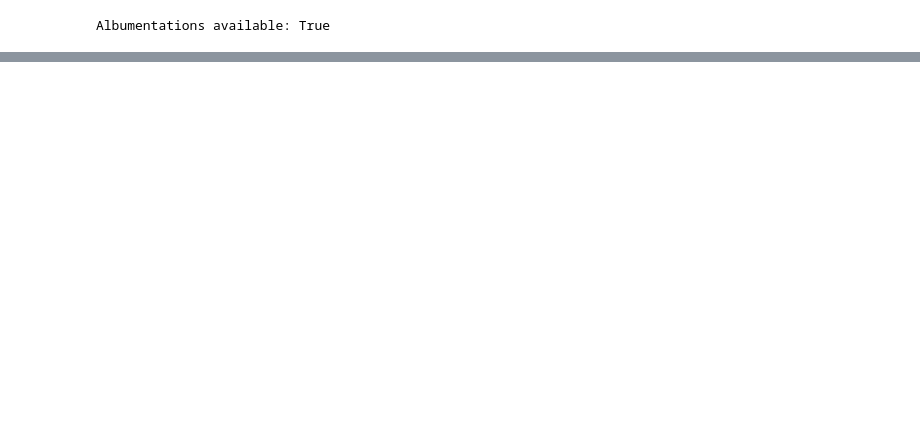
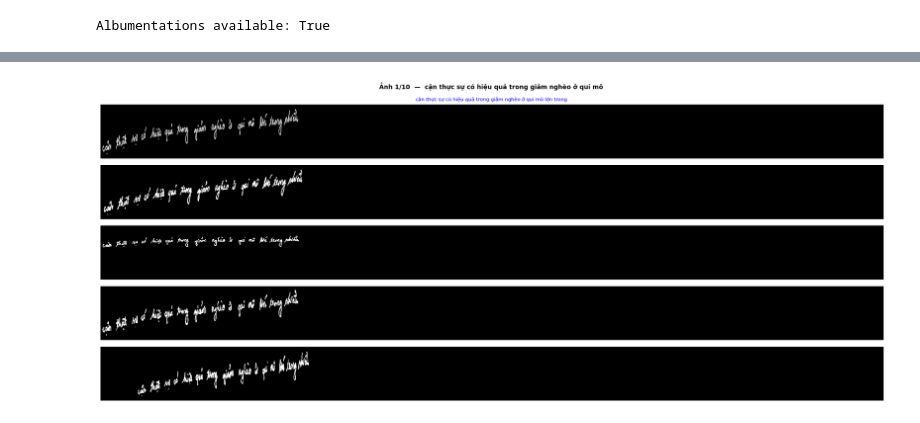
Before and after one commit to voquynhnga/ocr_tieng_viet, a Jupyter notebook: train.ipynb, the cells around one changed output, grey strips where cells are left out. Cells and saved outputs as stored; diff of their text form; code cells hidden in the pictures; blank space fills up the shorter version.

```diff
--- a/train.ipynb
+++ b/train.ipynb
@@ -56,12 +62,12 @@ TEST_MANIFEST = ROOT / "test" / "manifest.json"
 VN_SAFE_CONFIG = {
     "aug": {
         "p_apply": 0.5,
-        "shear_range": (-0.2, 0.2),
-        "rotation_range": (-1.2, 1.2),
-        "elastic_sigma": [2, 3],
-        "elastic_alpha": [15, 20],
-        "geometric_distort_limit": 0.08,
-        "geometric_perspective_scale": (0.02, 0.05),
+        "shear_range": (-0.4, 0.4),
+        "rotation_range": (-5.0, 5.0),
+        "elastic_sigma": [3, 5],
+        "elastic_alpha": [30, 50],
+        "geometric_distort_limit": 0.2,
+        "geometric_perspective_scale": (0.01, 0.03),
     },
     "tta": {
         "num_shear": 4,
@@ -82,0 +219,5 @@ Albumentations available: True
+# %%
+# Lấy danh sách tên các file ảnh có ratio < 0.2
+paths_to_remove = {s['image'] for s in short_samples if s['ratio'] < 0.2}
+
+print(f"Số lượng ảnh chuẩn bị xóa: {len(paths_to_remove)}")
@@ -294,3 +358,71 @@ def apply_single_aug_paper(img: np.ndarray, p_apply: float = None):
         return elastic_image(img, sigma, alpha), f"elastic(sigma={sigma}, alpha={alpha})"
 
     return geometric_image(img), "geometric(distort/stretch/perspective)"
+# %%
+def visualize_augmentations_v4(entries, root_path, num_images=5):
+    samples = random.sample(entries, min(num_images, len(entries)))
+    aug_ops = ["shear", "rotation", "elastic", "geometric"]
+    n_rows  = len(aug_ops) + 1  # 1 gốc + 4 aug
+
+    for img_idx, item in enumerate(samples):
+        img_path = root_path / item["image"]
+        label    = item.get("text", "")
+
+        img = cv2.imread(str(img_path), cv2.IMREAD_GRAYSCALE)
+        if img is None:
+            print(f"Không đọc được: {img_path}")
+            continue
+
+        # n_rows hàng, mỗi hàng là 1 ảnh ngang 64×2048
+        fig, axes = plt.subplots(
+            n_rows, 1,
+            figsize=(18, n_rows * 1.5)  # rộng cố định 18 inch, mỗi hàng cao 1.5 inch
+        )
+
+        # Hàng 0: ảnh gốc
+        axes[0].imshow(img, cmap="gray", aspect="auto")
+        axes[0].set_ylabel("Gốc", fontsize=9, color="blue", rotation=0,
+                           labelpad=45, va="center")
+        axes[0].set_title(label[:60], fontsize=8, color="blue")
+        axes[0].axis("off")
+
+        # Hàng 1-4: augmentation
+        for row_idx, op in enumerate(aug_ops, start=1):
+            if op == "shear":
+                lo, hi  = VN_SAFE_CONFIG["aug"]["shear_range"]
+                k       = random.uniform(lo, hi)
+                aug_img = shear_image(img.copy(), k)
+                ylabel  = f"Shear\nk={k:.2f}"
+
+            elif op == "rotation":
+                lo, hi  = VN_SAFE_CONFIG["aug"]["rotation_range"]
+                theta   = random.uniform(lo, hi)
+                aug_img = rotate_image(img.copy(), theta)
+                ylabel  = f"Rotate\n{theta:.1f}°"
+
+            elif op == "elastic":
+                sigma   = random.choice(VN_SAFE_CONFIG["aug"]["elastic_sigma"])
+                alpha   = random.choice(VN_SAFE_CONFIG["aug"]["elastic_alpha"])
+                aug_img = elastic_image(img.copy(), sigma, alpha)
+                ylabel  = f"Elastic\nσ={sigma} α={alpha}"
+
+            else:
+                aug_img = geometric_image(img.copy())
+                ylabel  = "Geometric"
+
+            axes[row_idx].imshow(aug_img, cmap="gray", aspect="auto")
+            axes[row_idx].set_ylabel(ylabel, fontsize=8, color="green",
+                                     rotation=0, labelpad=55, va="center")
+            axes[row_idx].axis("off")
+
+        plt.suptitle(f"Ảnh {img_idx+1}/{num_images}  —  {label[:50]}",
+                     fontsize=10, fontweight="bold")
+        plt.tight_layout()
+        plt.savefig(f"aug_check_img{img_idx+1}.png", dpi=150, bbox_inches="tight")
+        plt.show()
+        print(f"[{img_idx+1}] {label}")
+
+
+visualize_augmentations_v4(train_entries, ROOT, num_images=10)
+# %% [output]
+[figure, added]
```
Also changed, not shown: parts of 19 cells of this notebook, 14 other files.
